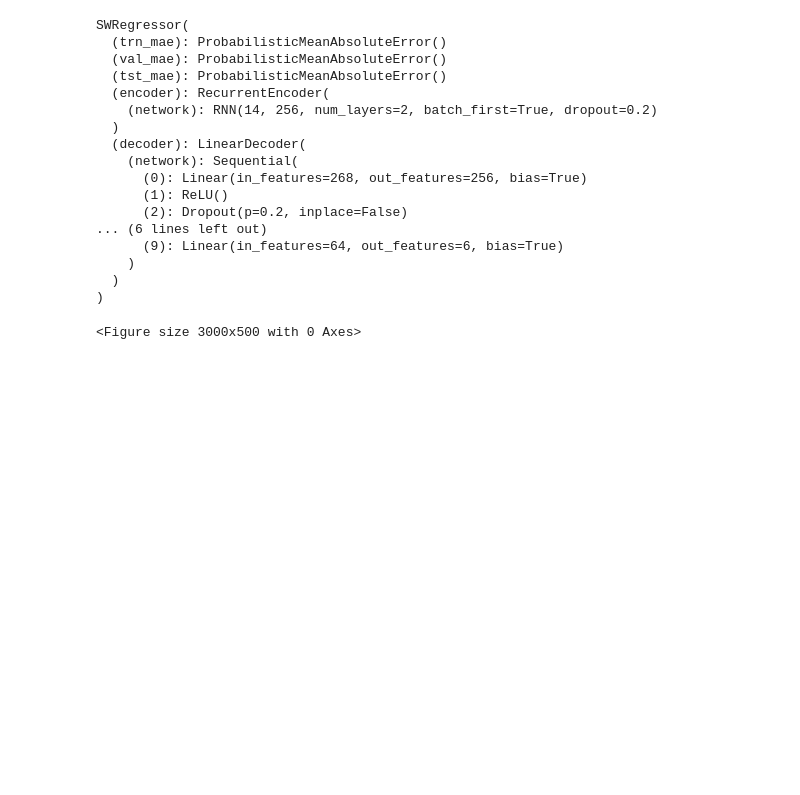
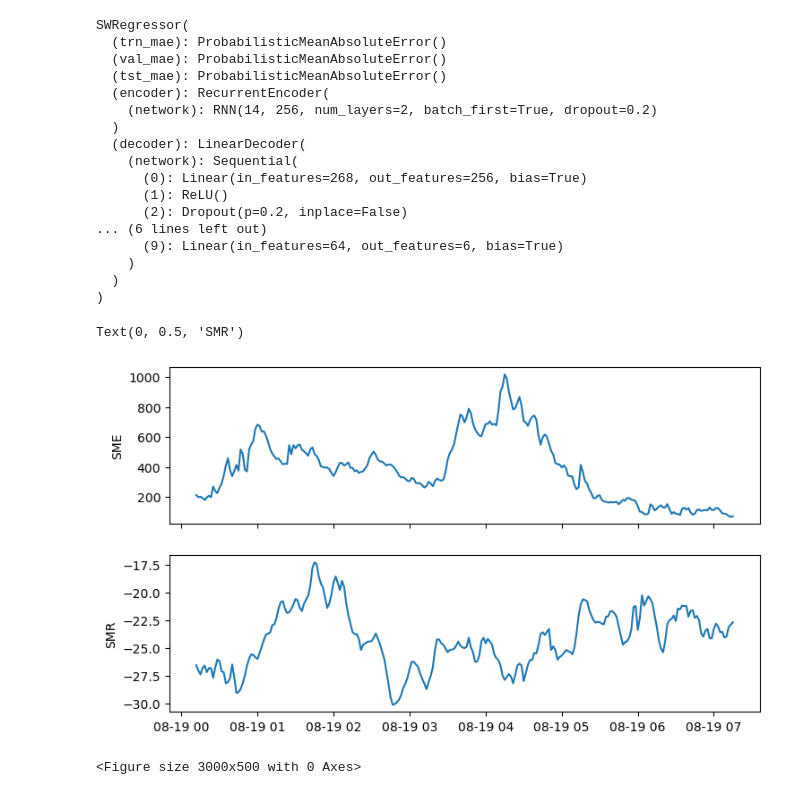
Before and after one commit to connor-obrien888/prime, a Jupyter notebook: prime_lib/notebooks/plasmasheet_2dmap_generator.ipynb, the cells around one changed output. Saved outputs shown, nothing was run; the diff lists cells and outputs as text; code cells hidden in the pictures; blank space fills up the shorter version.

```diff
--- a/prime_lib/notebooks/plasmasheet_2dmap_generator.ipynb
+++ b/prime_lib/notebooks/plasmasheet_2dmap_generator.ipynb
@@ -71,47 +71,12 @@ wind_data = wind_data.loc[
     :
 ]
 # %%
-# Define the grid extent
-x_extent = [-30, -5]
-y_extent = [-15, 15]
-gridsize = 0.1
-r_cut = 10 # Cut out this many RE from Earth where the outputs are invalid
+fig, axes = plt.subplots(2, 1, figsize = (8.5, 5), sharex = True)
 
-# Initialize the grid
-x_arr = np.arange(x_extent[0], x_extent[1], gridsize)
-y_arr = np.arange(y_extent[0], y_extent[1], gridsize)
-output_grid = np.empty((len(wind_data) - mms_cfg.data.window, len(x_arr), len(y_arr), (len(geo_cfg.data.target_features) + len(mms_cfg.data.target_features))*2))
-
-geo_position = pd.DataFrame(np.zeros((len(wind_data), 3)), columns = geo_cfg.data.position_features) #They are the same except for their column names
-mms_position = pd.DataFrame(np.zeros((len(wind_data), 3)), columns = mms_cfg.data.position_features) #These dataframes will hold the positions we're decoding to.
-
-# Load the saved data for the CINEMA team
-output_grid = np.load('/glade/derecho/scratch/cobrien/coldstorage/plasmasheet/20220819_2D.npy')
-
-# # Loop over each grid cell
-# for i, x in enumerate(x_arr):
-#     for j, y in enumerate(y_arr):
-#         geo_position[geo_cfg.data.position_features[0]] = x
-#         geo_position[geo_cfg.data.position_features[1]] = y
-#         mms_position[mms_cfg.data.position_features[0]] = x
-#         mms_position[mms_cfg.data.position_features[1]] = y
-#         if np.sqrt(x**2 + y**2) < r_cut:
-#             output_grid[:, i, j, :] = np.nan
-#         else:
-#             output_grid[:, i, j, :(len(geo_cfg.data.target_features)*2)] = geo_model.predict_df(windd cell
-# for i, x in enumerate(x_arr):
-#     for j, y in enumerate(y_arr):
-#         geo_position[geo_cfg.data.position_features[0]] = x
-#         geo_position[geo_cfg.data.position_features[1]] = y
-#         mms_position[mms_cfg.data.position_features[0]] = x
-#         mms_position[mms_cfg.data.position_features[1]] = y
-#         if np.sqrt(x**2 + y**2) < r_cut:
-#             output_grid[:, i, j, :] = np.nan
-#         else:
-#             output_grid[:, i, j, :(len(geo_cfg.data.target_features)*2)] = geo_model.predict_df(wind_data, geo_position).drop(columns = 'Epoch').to_numpy()
-#             output_grid[:, i, j, (len(geo_cfg.data.target_features)*2):] = mms_model.predict_df(wind_data, mms_position).drop(columns = 'Epoch').to_numpy()
-#         print(f"Progress: {i+1}/{len(x_arr)} X cells, {j+1}/{len(y_arr)} Y cells", end = "\r")
-# np.save('/glade/derecho/scratch/cobrien/coldstorage/plasmasheet/20220819_2D_frozen.npy', output_grid)_data, geo_position).drop(columns = 'Epoch').to_numpy()
-#             output_grid[:, i, j, (len(geo_cfg.data.target_features)*2):] = mms_model.predict_df(wind_data, mms_position).drop(columns = 'Epoch').to_numpy()
-#         print(f"Progress: {i+1}/{len(x_arr)} X cells, {j+1}/{len(y_arr)} Y cells", end = "\r")
-# np.save('/glade/derecho/scratch/cobrien/coldstorage/plasmasheet/20220819_2D_frozen.npy', output_grid)
+axes[0].plot(wind_data['Epoch'], wind_data['SME'], label = 'SME')
+axes[0].set_ylabel('SME')
+axes[1].plot(wind_data['Epoch'], wind_data['SMR'], label = 'SMR')
+axes[1].set_ylabel('SMR')
+# %% [output]
+Text(0, 0.5, 'SMR')
+[figure, added]
```
Also changed, not shown: parts of 1 cell of this notebook, 8 other files.
